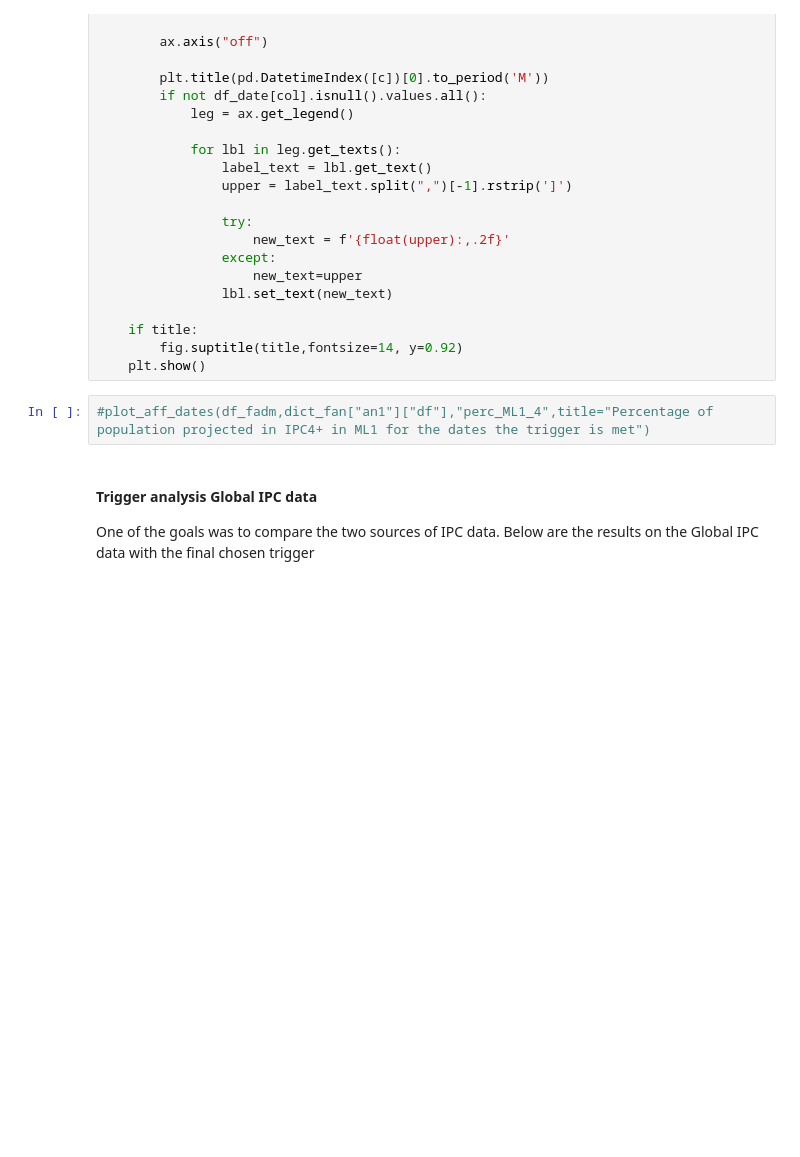
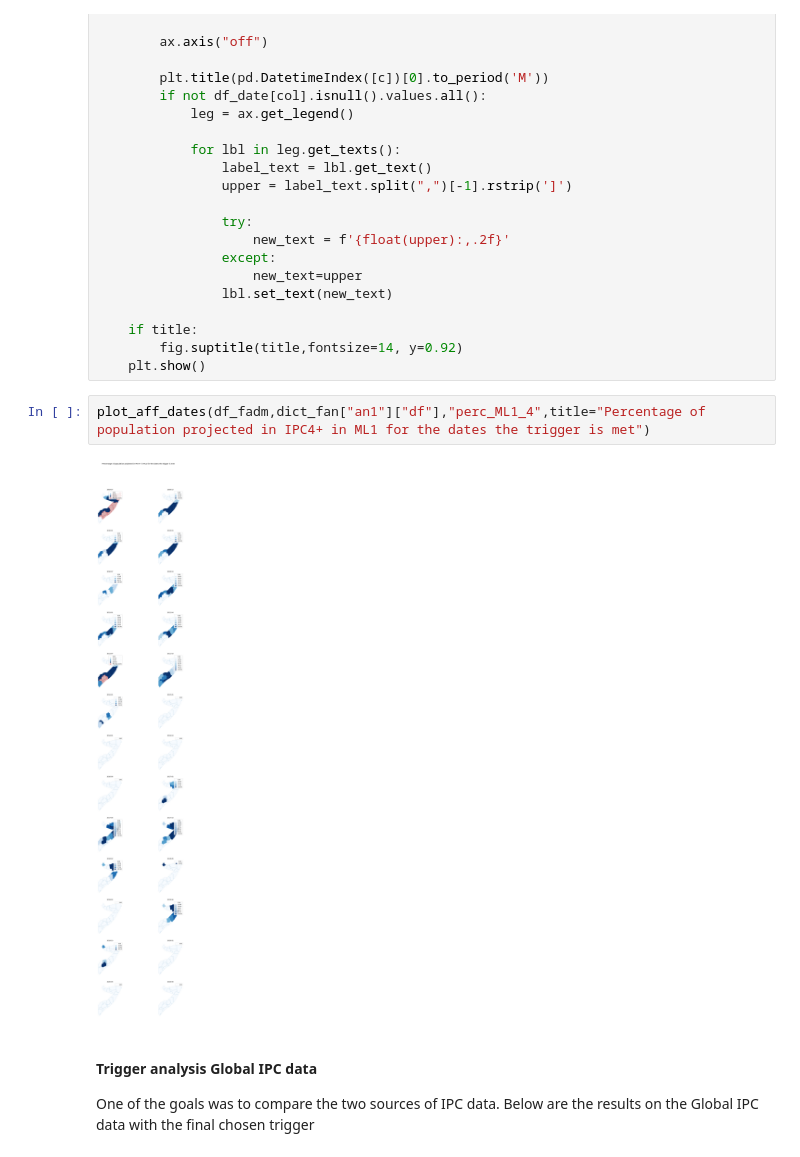
Before and after one commit to OCHA-DAP/pa-anticipatory-action, a Jupyter notebook: analyses/somalia/notebooks/ipc_threshold_analysis.ipynb, the cells around one changed output. Cells and saved outputs as stored; diff of their text form; blank space fills up the shorter version.

```diff
--- a/analyses/somalia/notebooks/ipc_threshold_analysis.ipynb
+++ b/analyses/somalia/notebooks/ipc_threshold_analysis.ipynb
@@ -331,7 +331,9 @@ def plot_aff_dates(df_d,df_trig,col,shape_path="../Data/som_adm_undp_shp/Som_Adm
         fig.suptitle(title,fontsize=14, y=0.92)
     plt.show()
 # %%
-#plot_aff_dates(df_fadm,dict_fan["an1"]["df"],"perc_ML1_4",title="Percentage of population projected in IPC4+ in ML1 for the dates the trigger is met")
+plot_aff_dates(df_fadm,dict_fan["an1"]["df"],"perc_ML1_4",title="Percentage of population projected in IPC4+ in ML1 for the dates the trigger is met")
+# %% [output]
+[figure, added]
 # %% [markdown]
 #### Trigger analysis Global IPC data
 One of the goals was to compare the two sources of IPC data. Below are the results on the Global IPC data with the final chosen trigger
```
